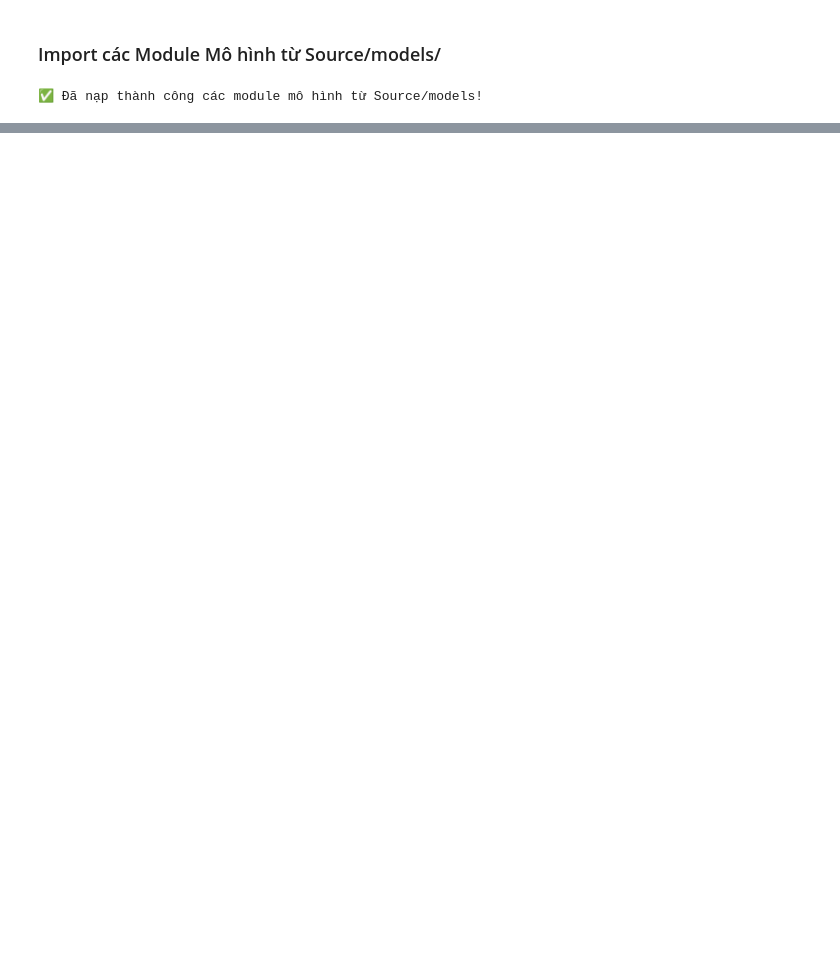
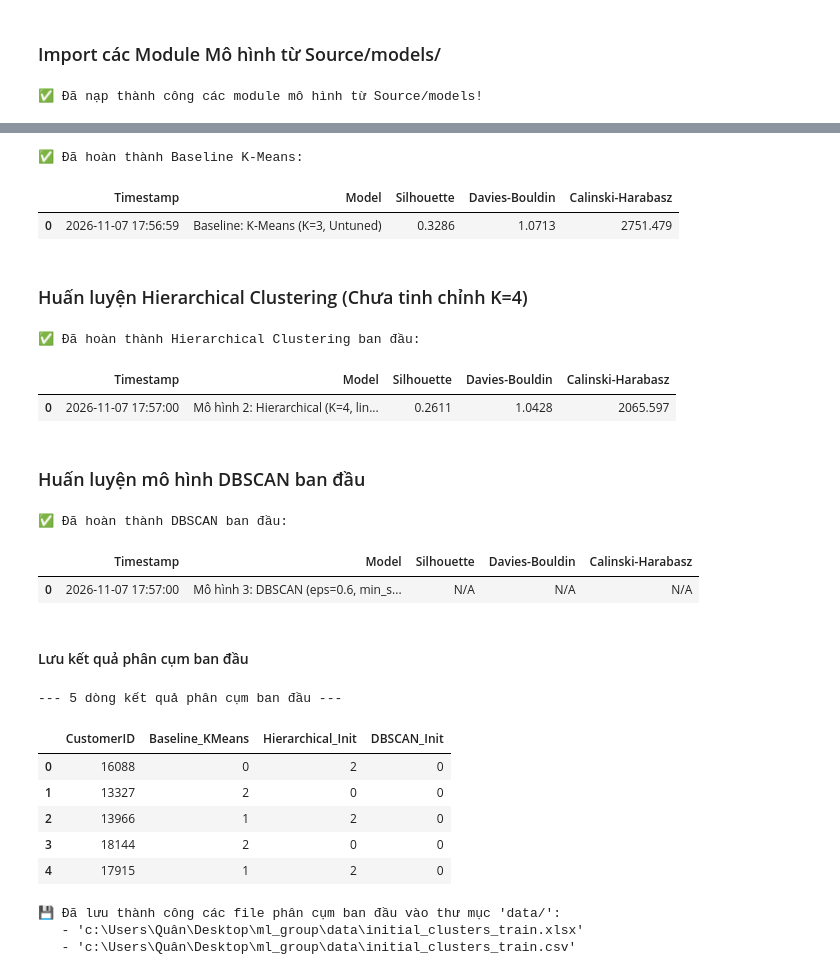
Before and after one commit to JaseSous/ml_group, a Jupyter notebook: Do_an_CuoiKy/Notebook.ipynb, the cells around one changed output, grey strips where cells are left out. Saved outputs shown, nothing was run; the diff lists cells and outputs as text; code cells hidden in the pictures; blank space fills up the shorter version.

```diff
--- a/Do_an_CuoiKy/Notebook.ipynb
+++ b/Do_an_CuoiKy/Notebook.ipynb
@@ -557,0 +563,77 @@ display(pd.DataFrame([base_metrics]))
+# %%
+
+# Huấn luyện mô hình Baseline K-Means (K=3, chưa tinh chỉnh)
+baseline = BaselineKMeans(n_clusters=3, random_state=42)
+base_metrics, base_labels, base_model = baseline.run(X_train_scaled, log_file=PATH_EXPERIMENT_LOG)
+
+print("✅ Đã hoàn thành Baseline K-Means:")
+display(pd.DataFrame([base_metrics]))
+# %% [output]
+✅ Đã hoàn thành Baseline K-Means:
+|  | Timestamp | Model | Silhouette | Davies-Bouldin | Calinski-Harabasz |
+| 0 | 2026-11-07 17:56:59 | Baseline: K-Means (K=3, Untuned) | 0.3286 | 1.0713 | 2751.479 |
+# %% [markdown]
+### Huấn luyện Hierarchical Clustering (Chưa tinh chỉnh K=4)
+# %%
+# Huấn luyện mô hình Hierarchical Clustering với K=4 (Ward linkage)
+hierarchical_init = HierarchicalModel(n_clusters=4, linkage='ward')
+h_metrics_init, h_labels_init, h_model_init = hierarchical_init.run(X_train_scaled, log_file=PATH_EXPERIMENT_LOG)
+
+print("✅ Đã hoàn thành Hierarchical Clustering ban đầu:")
+display(pd.DataFrame([h_metrics_init]))
+# %% [output]
+✅ Đã hoàn thành Hierarchical Clustering ban đầu:
+|  | Timestamp | Model | Silhouette | Davies-Bouldin | Calinski-Harabasz |
+| 0 | 2026-11-07 17:57:00 | Mô hình 2: Hierarchical (K=4, lin... | 0.2611 | 1.0428 | 2065.597 |
+# %% [markdown]
+### Huấn luyện mô hình DBSCAN ban đầu
+# %%
+# Huấn luyện mô hình DBSCAN ban đầu (eps=0.6, min_samples=10)
+dbscan_init = DBSCANModel(eps=0.6, min_samples=10)
+db_metrics_init, db_labels_init, db_model_init = dbscan_init.run(X_train_scaled, log_file=PATH_EXPERIMENT_LOG)
+
+print("✅ Đã hoàn thành DBSCAN ban đầu:")
+display(pd.DataFrame([db_metrics_init]))
+# %% [output]
+✅ Đã hoàn thành DBSCAN ban đầu:
+|  | Timestamp | Model | Silhouette | Davies-Bouldin | Calinski-Harabasz |
+| 0 | 2026-11-07 17:57:00 | Mô hình 3: DBSCAN (eps=0.6, min_s... | N/A | N/A | N/A |
+# %% [markdown]
+#### Lưu kết quả phân cụm ban đầu
+# %%
+import os
+from Source.init import DATA_DIR
+
+# 1. Tạo DataFrame tổng hợp nhãn phân cụm ban đầu (kèm CustomerID)
+df_initial_clusters = pd.DataFrame({
+    'CustomerID': train_rfm['CustomerID'].values,
+    'Baseline_KMeans': base_labels,
+    'Hierarchical_Init': h_labels_init,
+    'DBSCAN_Init': db_labels_init
+})
+
+print("--- 5 dòng kết quả phân cụm ban đầu ---")
+display(df_initial_clusters.head())
+
+# 2. Định nghĩa đường dẫn lưu file trong thư mục data/
+path_excel_init = os.path.join(DATA_DIR, "initial_clusters_train.xlsx")
+path_csv_init = os.path.join(DATA_DIR, "initial_clusters_train.csv")
+
+# 3. Xuất ra file Excel và CSV trong thư mục data/
+df_initial_clusters.to_excel(path_excel_init, index=False, engine='openpyxl')
+df_initial_clusters.to_csv(path_csv_init, index=False)
+
+print("\n💾 Đã lưu thành công các file phân cụm ban đầu vào thư mục 'data/':")
+print(f"   - '{path_excel_init}'")
+print(f"   - '{path_csv_init}'")
+# %% [output]
+--- 5 dòng kết quả phân cụm ban đầu ---
+|  | CustomerID | Baseline_KMeans | Hierarchical_Init | DBSCAN_Init |
+| 0 | 16088 | 0 | 2 | 0 |
+| 1 | 13327 | 2 | 0 | 0 |
+| 2 | 13966 | 1 | 2 | 0 |
+| 3 | 18144 | 2 | 0 | 0 |
+| 4 | 17915 | 1 | 2 | 0 |
+💾 Đã lưu thành công các file phân cụm ban đầu vào thư mục 'data/':
+   - 'c:\Users\Quân\Desktop\ml_group\data\initial_clusters_train.xlsx'
+   - 'c:\Users\Quân\Desktop\ml_group\data\initial_clusters_train.csv'
```
Also changed, not shown: parts of 11 cells of this notebook, 4 other files.
